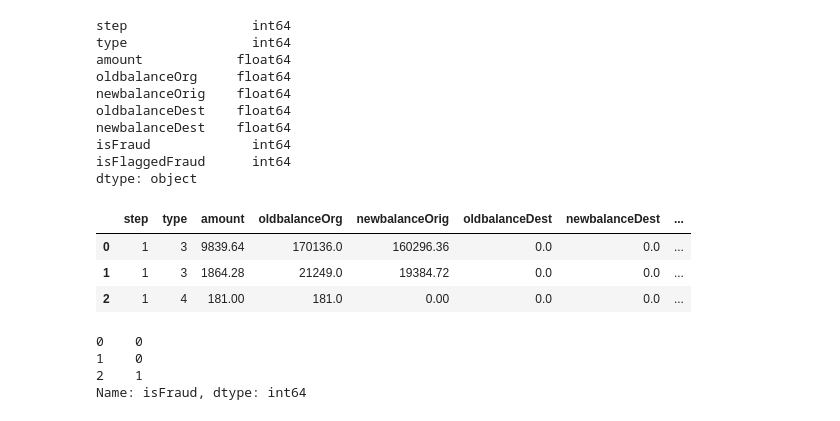
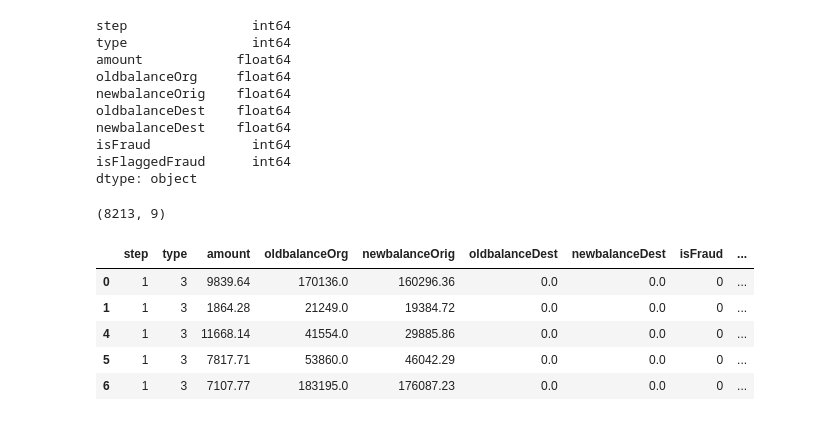
Before and after one commit to knowell41/Tech-Explorer-Fraud-Detection-API, a Jupyter notebook: notebook/Analysis.ipynb, the cells around one changed output. Cells and saved outputs as stored; diff of their text form; code cells hidden in the pictures.

```diff
--- a/notebook/Analysis.ipynb
+++ b/notebook/Analysis.ipynb
@@ -186,14 +181,17 @@ y = raw_data_copy['isFraud']
-# %%
-X.head(3)
-# %% [output]
-|  | step | type | amount | oldbalanceOrg | newbalanceOrig | oldbalanceDest | newbalanceDest | ... |
-| 0 | 1 | 3 | 9839.64 | 170136.0 | 160296.36 | 0.0 | 0.0 | ... |
-| 1 | 1 | 3 | 1864.28 | 21249.0 | 19384.72 | 0.0 | 0.0 | ... |
-| 2 | 1 | 4 | 181.00 | 181.0 | 0.00 | 0.0 | 0.0 | ... |
-# %%
-y.head(3)
-# %% [output]
-0    0
-1    0
-2    1
-Name: isFraud, dtype: int64
+# %%
+## split data. 50:50 for non-fraud and fraund transaction
+
+raw_data_fraud = raw_data_copy.loc[raw_data_copy.isFraud == 1]
+raw_data_fraud.shape
+# %% [output]
+(8213, 9)
+# %%
+raw_data_legit = raw_data_copy.loc[raw_data_copy.isFraud != 1]
+raw_data_legit.head()
+# %% [output]
+|  | step | type | amount | oldbalanceOrg | newbalanceOrig | oldbalanceDest | newbalanceDest | isFraud | ... |
+| 0 | 1 | 3 | 9839.64 | 170136.0 | 160296.36 | 0.0 | 0.0 | 0 | ... |
+| 1 | 1 | 3 | 1864.28 | 21249.0 | 19384.72 | 0.0 | 0.0 | 0 | ... |
+| 4 | 1 | 3 | 11668.14 | 41554.0 | 29885.86 | 0.0 | 0.0 | 0 | ... |
+| 5 | 1 | 3 | 7817.71 | 53860.0 | 46042.29 | 0.0 | 0.0 | 0 | ... |
+| 6 | 1 | 3 | 7107.77 | 183195.0 | 176087.23 | 0.0 | 0.0 | 0 | ... |
```
Also changed, not shown: parts of 27 cells of this notebook, 1 other file.
